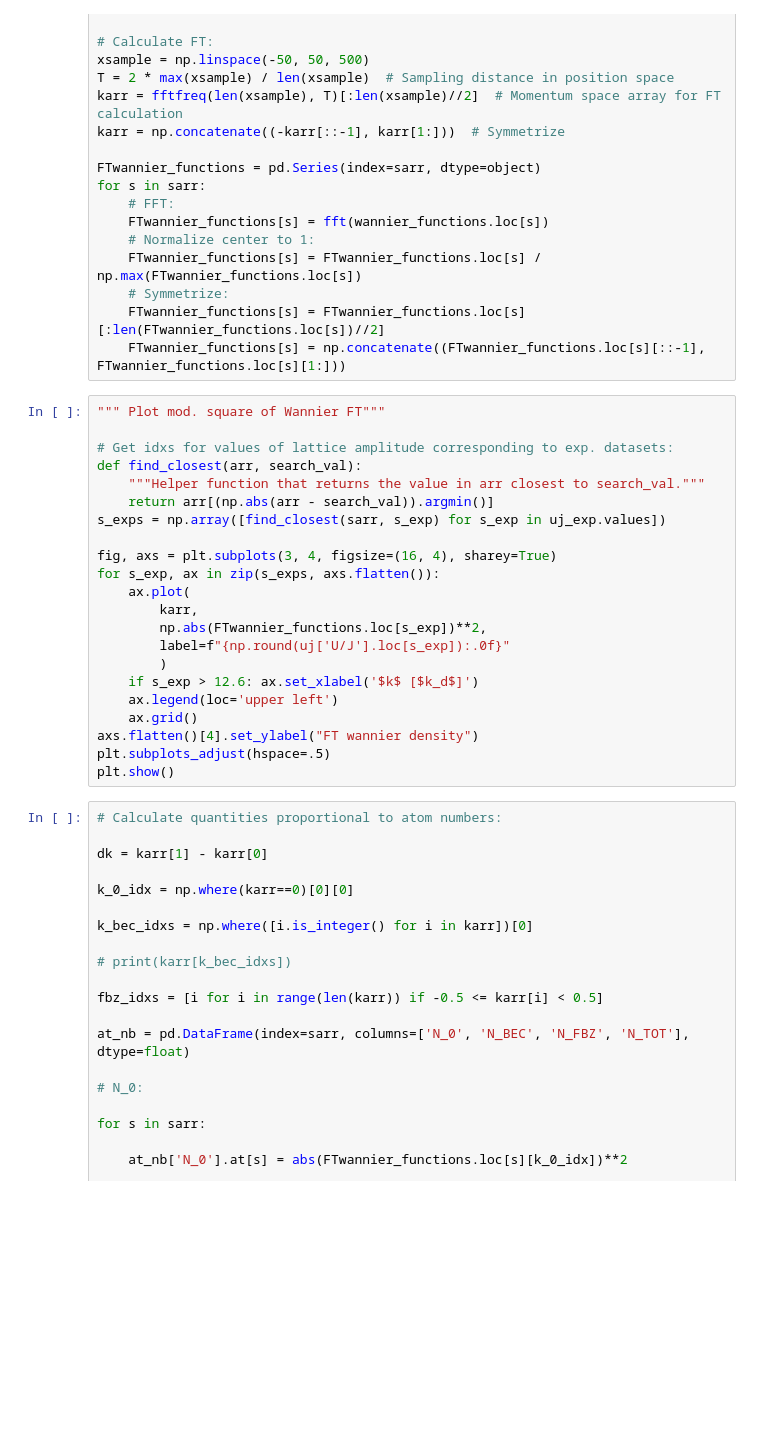
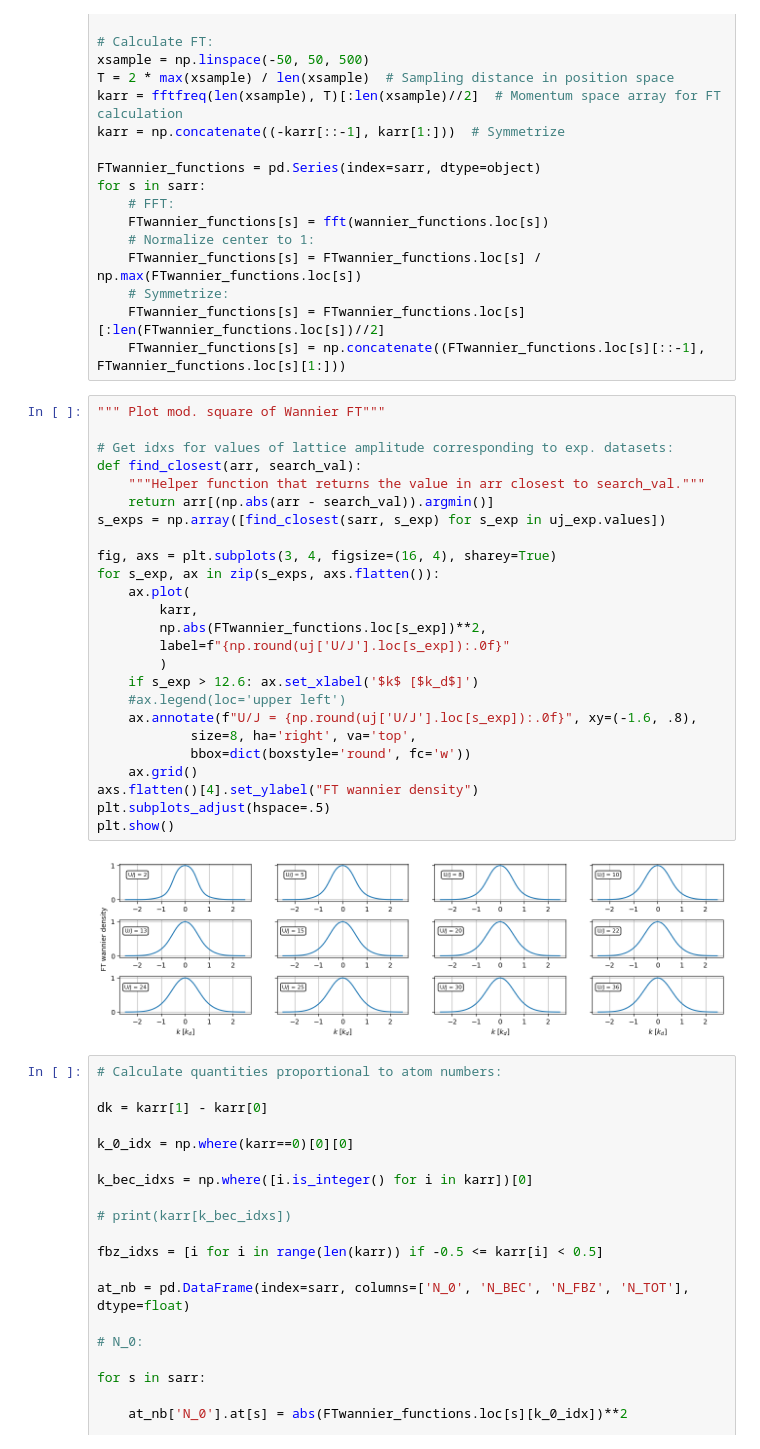
Before and after one commit to HeliumIOGS/Optical-Trap-Calculations, a Jupyter notebook: tf_wannier.ipynb, the cells around one changed output. Drawn from its saved outputs; the diff is of its cells as text; blank space fills up the shorter version.

```diff
--- a/tf_wannier.ipynb
+++ b/tf_wannier.ipynb
@@ -66,25 +66,30 @@ for s in sarr:
 # %%
 """ Plot mod. square of Wannier FT"""
 
 # Get idxs for values of lattice amplitude corresponding to exp. datasets:
 def find_closest(arr, search_val):
     """Helper function that returns the value in arr closest to search_val."""
     return arr[(np.abs(arr - search_val)).argmin()]
 s_exps = np.array([find_closest(sarr, s_exp) for s_exp in uj_exp.values])
 
 fig, axs = plt.subplots(3, 4, figsize=(16, 4), sharey=True)
 for s_exp, ax in zip(s_exps, axs.flatten()):
     ax.plot(
         karr,
         np.abs(FTwannier_functions.loc[s_exp])**2,
         label=f"{np.round(uj['U/J'].loc[s_exp]):.0f}"
         )
     if s_exp > 12.6: ax.set_xlabel('$k$ [$k_d$]')
-    ax.legend(loc='upper left')
+    #ax.legend(loc='upper left')
+    ax.annotate(f"U/J = {np.round(uj['U/J'].loc[s_exp]):.0f}", xy=(-1.6, .8),
+            size=8, ha='right', va='top',
+            bbox=dict(boxstyle='round', fc='w'))
     ax.grid()
 axs.flatten()[4].set_ylabel("FT wannier density")
 plt.subplots_adjust(hspace=.5)
 plt.show()
+# %% [output]
+[figure, added]
 # %%
 # Calculate quantities proportional to atom numbers:
 
```
Also changed, not shown: parts of 1 cell of this notebook.
